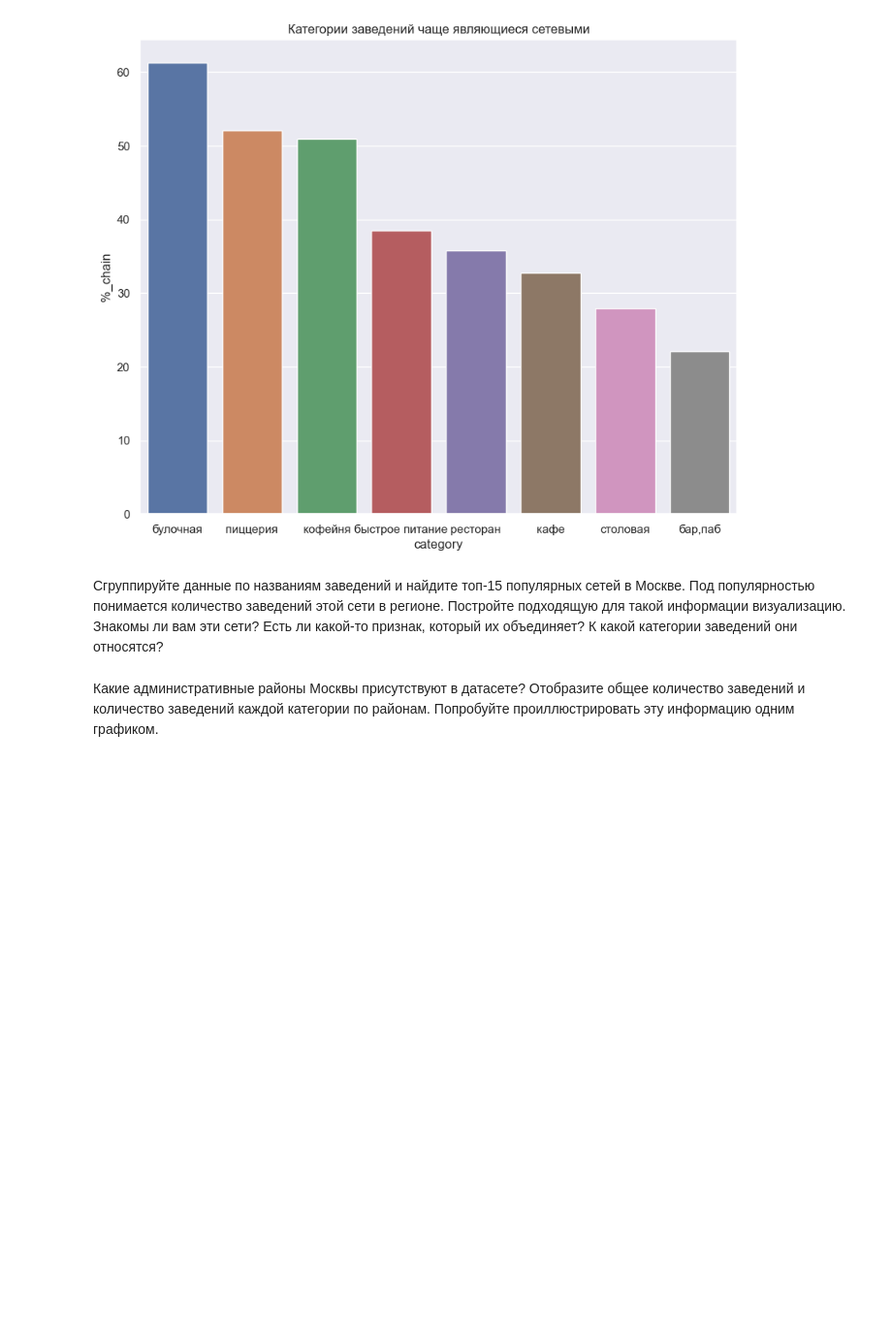
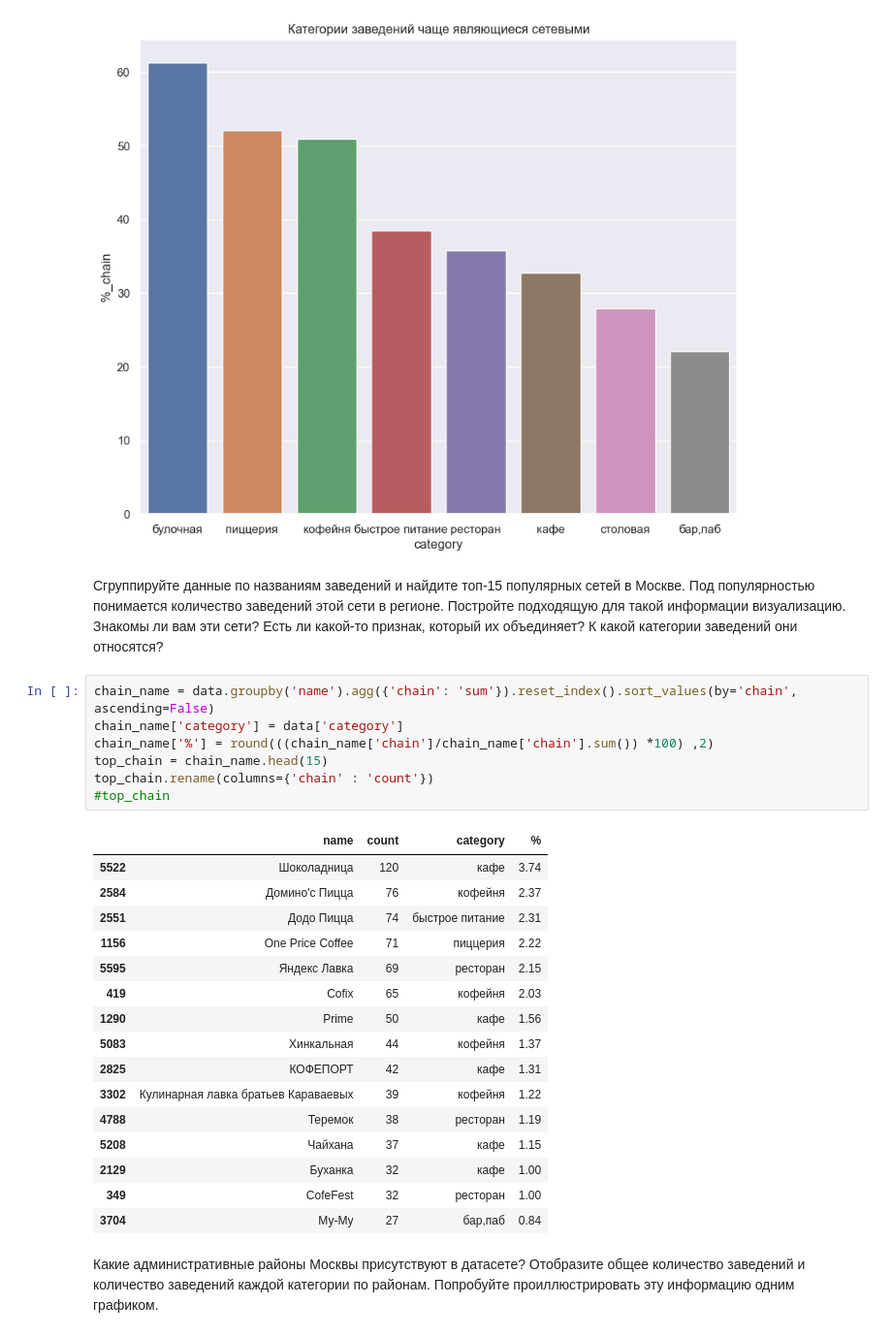
Before and after one commit to akirionenko/research-of-the-public-catering-market-in-Moscow-, a Jupyter notebook: проект_11.ipynb, the cells around one changed output. Shown at 97% size. Cells and saved outputs as stored; diff of their text form; blank space fills up the shorter version.

```diff
--- a/проект_11.ipynb
+++ b/проект_11.ipynb
@@ -239,6 +239,30 @@ ax = sns.barplot(x='category', y='%_chain', data=df_chain).set(title='Катег
 [figure]
 # %% [markdown]
 Сгруппируйте данные по названиям заведений и найдите топ-15 популярных сетей в Москве. Под популярностью понимается количество заведений этой сети в регионе. Постройте подходящую для такой информации визуализацию. Знакомы ли вам эти сети? Есть ли какой-то признак, который их объединяет? К какой категории заведений они относятся?
+# %%
+chain_name = data.groupby('name').agg({'chain': 'sum'}).reset_index().sort_values(by='chain', ascending=False)
+chain_name['category'] = data['category']
+chain_name['%'] = round(((chain_name['chain']/chain_name['chain'].sum()) *100) ,2)
+top_chain = chain_name.head(15)
+top_chain.rename(columns={'chain' : 'count'})
+#top_chain
+# %% [output]
+|  | name | count | category | % |
+| 5522 | Шоколадница | 120 | кафе | 3.74 |
+| 2584 | Домино'с Пицца | 76 | кофейня | 2.37 |
+| 2551 | Додо Пицца | 74 | быстрое питание | 2.31 |
+| 1156 | One Price Coffee | 71 | пиццерия | 2.22 |
+| 5595 | Яндекс Лавка | 69 | ресторан | 2.15 |
+| 419 | Cofix | 65 | кофейня | 2.03 |
+| 1290 | Prime | 50 | кафе | 1.56 |
+| 5083 | Хинкальная | 44 | кофейня | 1.37 |
+| 2825 | КОФЕПОРТ | 42 | кафе | 1.31 |
+| 3302 | Кулинарная лавка братьев Караваевых | 39 | кофейня | 1.22 |
+| 4788 | Теремок | 38 | ресторан | 1.19 |
+| 5208 | Чайхана | 37 | кафе | 1.15 |
+| 2129 | Буханка | 32 | кафе | 1.00 |
+| 349 | CofeFest | 32 | ресторан | 1.00 |
+| 3704 | Му-Му | 27 | бар,паб | 0.84 |
 # %% [markdown]
 Какие административные районы Москвы присутствуют в датасете? Отобразите общее количество заведений и количество заведений каждой категории по районам. Попробуйте проиллюстрировать эту информацию одним графиком.
 # %% [markdown]
```
